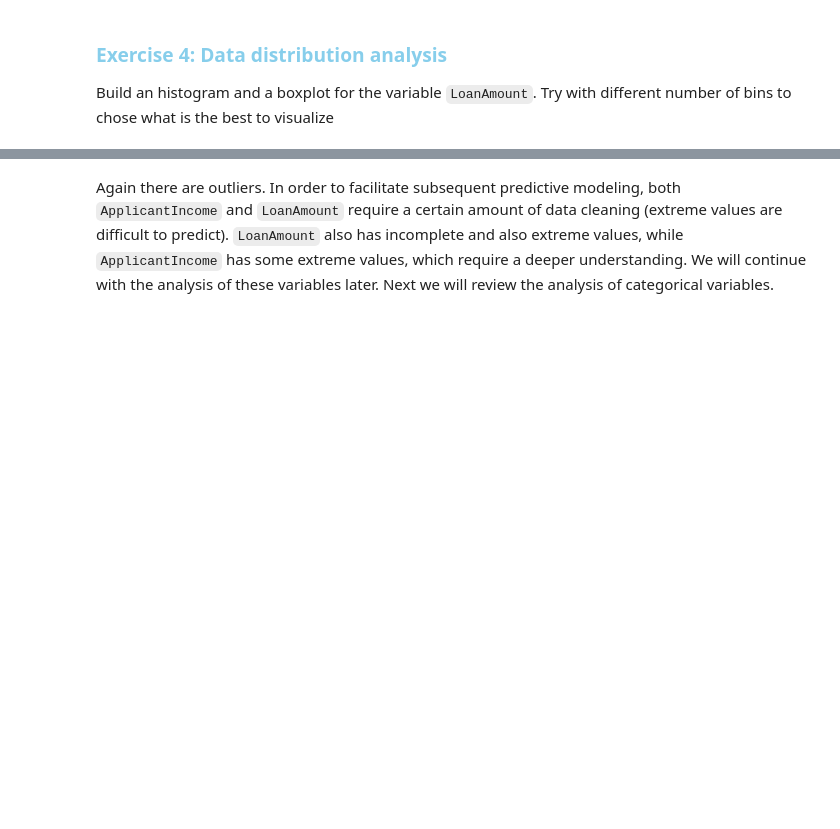
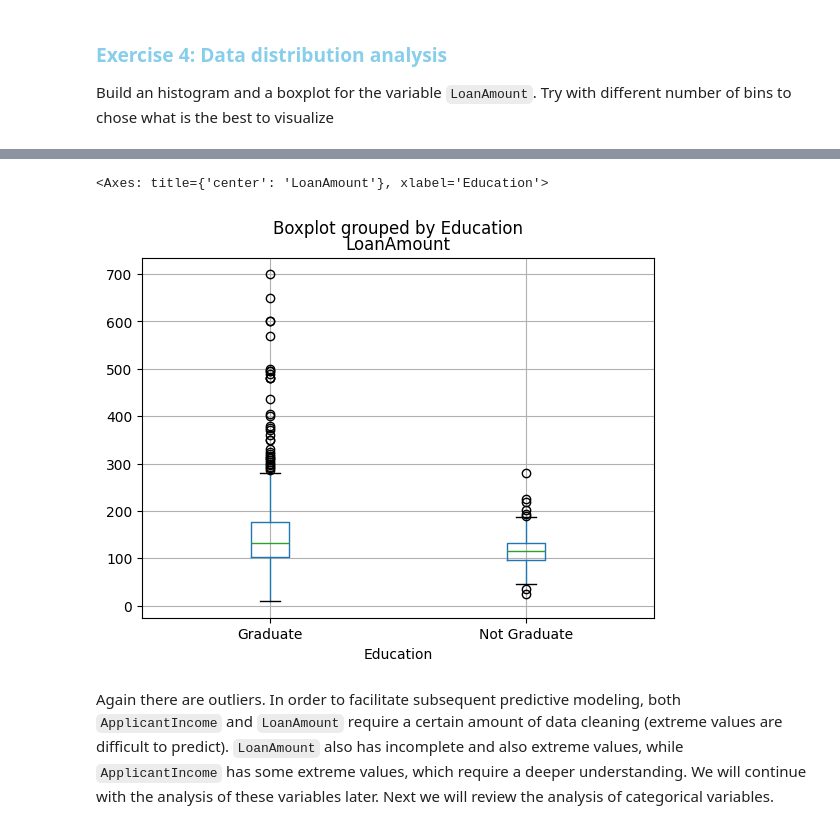
Before and after one commit to MartinaIscarSoto/TPM034A_2026, a Jupyter notebook: My labs/lab_session_00/lab_session_00.ipynb, the cells around one changed output, grey strips where cells are left out. Saved outputs shown, nothing was run; the diff lists cells and outputs as text; code cells hidden in the pictures; blank space fills up the shorter version.

```diff
--- a/My labs/lab_session_00/lab_session_00.ipynb
+++ b/My labs/lab_session_00/lab_session_00.ipynb
@@ -445,3 +499,8 @@ Build an histogram and a boxplot for the variable `LoanAmount`. Try with differe
+# %%
+df.boxplot(column='LoanAmount', by='Education')
+# %% [output]
+<Axes: title={'center': 'LoanAmount'}, xlabel='Education'>
+[figure, added]
 # %% [markdown]
 Again there are outliers. In order to facilitate subsequent predictive modeling, both `ApplicantIncome` and `LoanAmount` require a certain amount of data cleaning (extreme values are difficult to predict). `LoanAmount` also has incomplete and also extreme values, while `ApplicantIncome` has some extreme values, which require a deeper understanding. We will continue with the analysis of these variables later. Next we will review the analysis of categorical variables.
 # %% [markdown]
```
Also changed, not shown: parts of 18 cells of this notebook.
